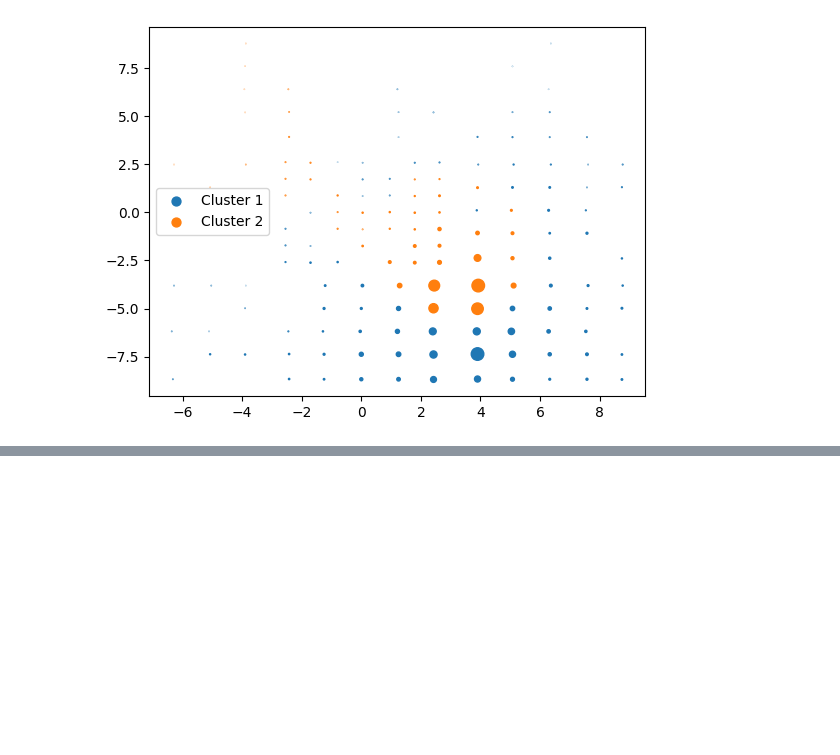
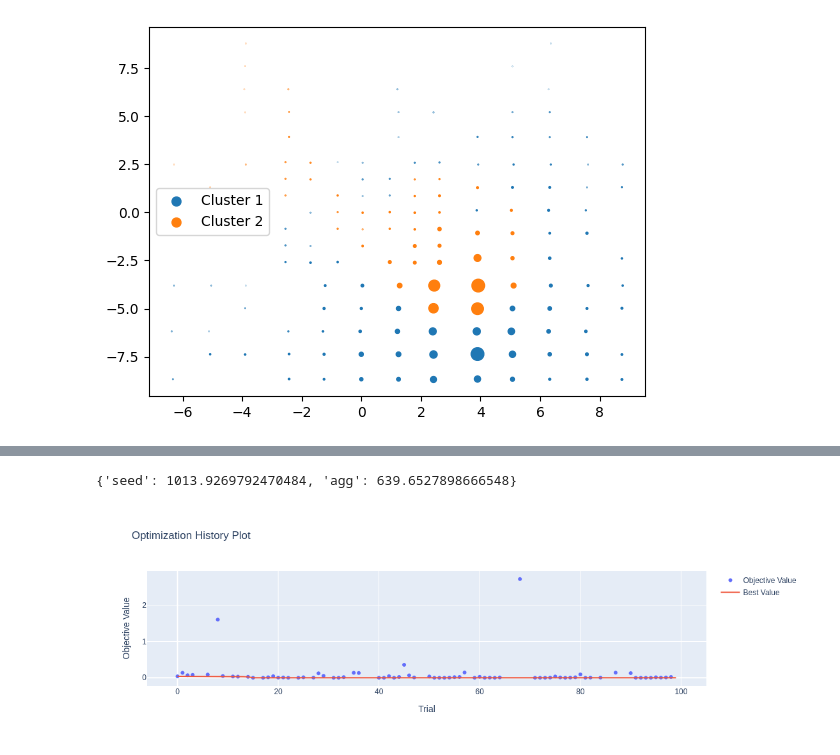
Before and after one commit to Bjartensen/python_focalh_clustering, a Jupyter notebook: ma.ipynb, the cells around one changed output, grey strips where cells are left out. Saved outputs shown, nothing was run; the diff lists cells and outputs as text; code cells hidden in the pictures; blank space fills up the shorter version.

```diff
--- a/ma.ipynb
+++ b/ma.ipynb
@@ -183,7 +189,7 @@ def ModifiedAggregation(A, v, seed=4, agg=0):
     corresponding to the same ordering as the adjacency matrix.
     """
 
-    if seed < agg:
+    if seed <= agg:
         print("Seed threshold can't be smaller than aggregation threshold")
         return
 
@@ -217,6 +223,7 @@ def spread(A,v,seed,labels,tag,agg):
     labels_temp = np.ones_like(labels)*-1
     count = 0
     while(count < 1E6):
+        count += 1
         limit_mask = labels == 0
 
         if (labels_temp==labels).all():
@@ -290,0 +302,22 @@ plt.legend()
+# %%
+adj = np.load("p2_adj.npy")
+idx = np.load("p2_cell_idx.npy")
+iadj = np.load("p2_sim_adj_map.npy")
+file = ROOT.TFile("/home/bjartur/workspace/focalh_data_transformer/data/converted/E60_P3_N1000.root", "READ")
+tree = file.Get("EventsTree")
+Nentries = tree.GetEntries()
+# %%
+tree.GetEntry(0)
+npval = np.array(tree.value).clip(max=4096)
+nppart = len(set(tree.labels))
+npfrac = np.array(tree.fractions)
+nplab = np.array(tree.labels, dtype=np.int32)
+
+s = 0
+for p in range(1,nppart+1):
+    mask = nplab == p
+    s += (npfrac[mask] * npval).sum()
+    print(s)
+
+
+print(npval.sum())
@@ -290,0 +405,5 @@ plt.legend()
+# %%
+x,y,val,p = data("/home/bjartur/workspace/focalh_data_transformer/data/converted/E60_P3_N1000.root")
+{'seed': 807.7425621277989, 'agg': 728.8106252968716}
+eff,cl = MA_clustering(807.7425621277989,728.8106252968716,x,y,val,p)
+print(eff.mean())
@@ -290,0 +521,8 @@ plt.legend()
+# %%
+study = optuna_ma(files, 1000, 100)
+fig = optuna.visualization.plot_optimization_history(study)
+print(study.best_trial.params)
+show(fig)
+# %% [output]
+{'seed': 1013.9269792470484, 'agg': 639.6527898666548}
+[figure, added]
```
Also changed, not shown: parts of 18 cells of this notebook, 3 other files.
